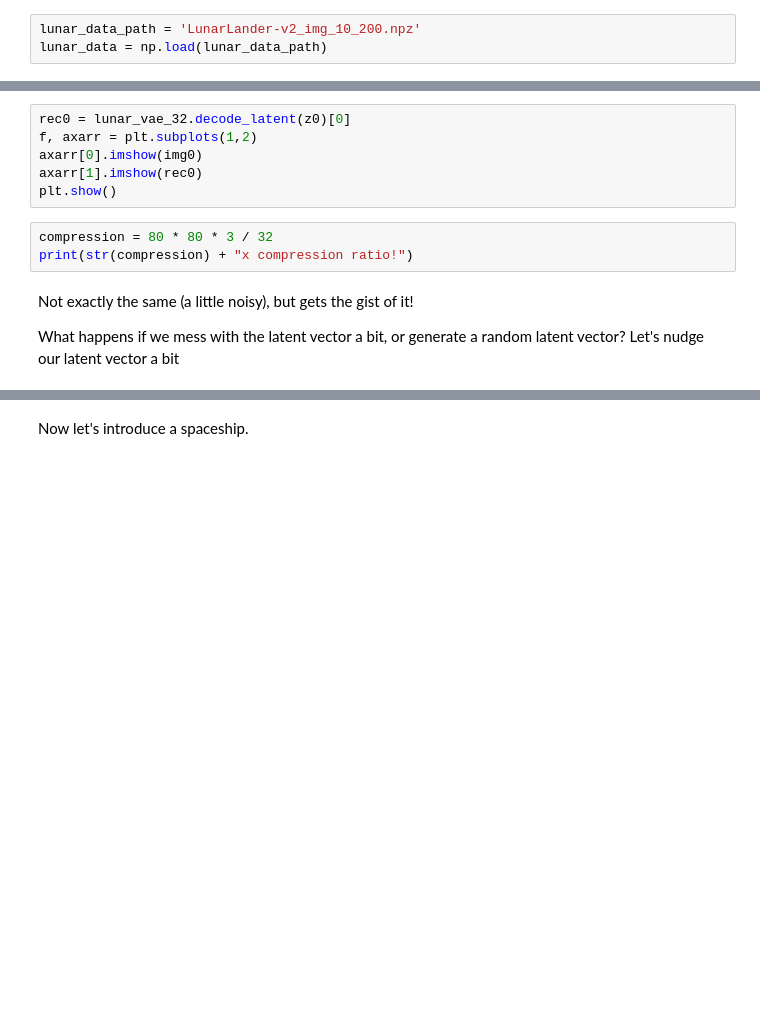
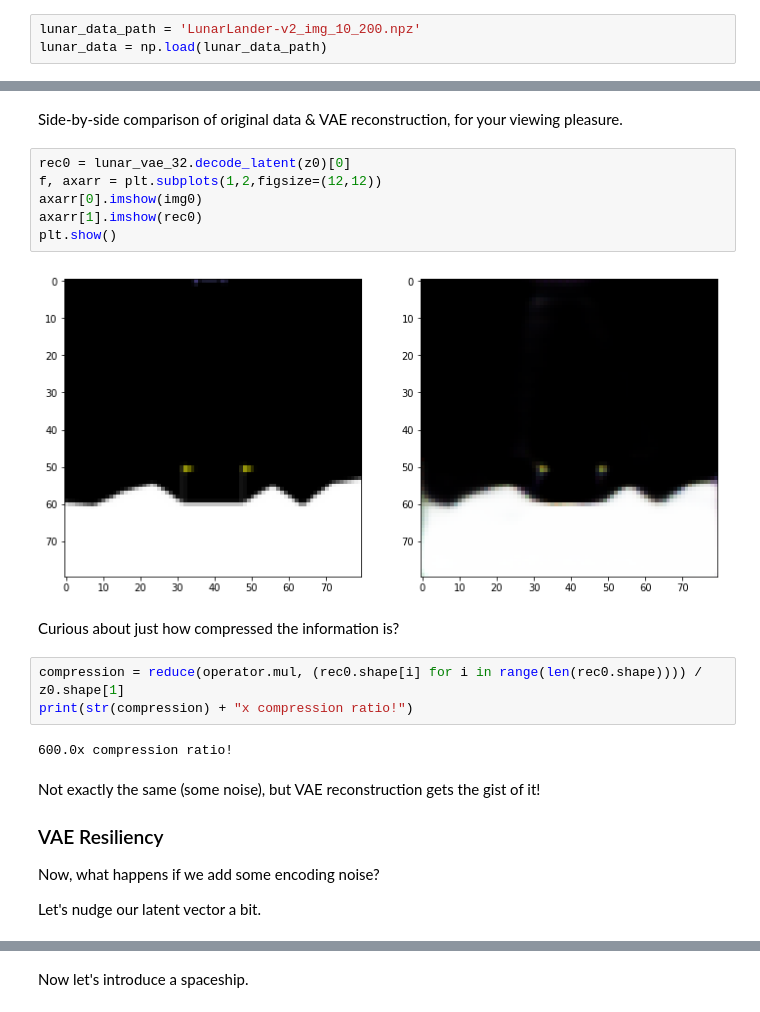
Before and after one commit to callaunchpad/DreamRL, a Jupyter notebook: vae-cnn/vae_demo.ipynb, the cells around one changed output, grey strips where cells are left out. Cells and saved outputs as stored; diff of their text form; blank space fills up the shorter version.

```diff
--- a/vae-cnn/vae_demo.ipynb
+++ b/vae-cnn/vae_demo.ipynb
@@ -24,17 +64,27 @@ z0
+# %% [markdown]
+Side-by-side comparison of original data & VAE reconstruction, for your viewing pleasure.
 # %%
 rec0 = lunar_vae_32.decode_latent(z0)[0]
-f, axarr = plt.subplots(1,2)
+f, axarr = plt.subplots(1,2,figsize=(12,12))
 axarr[0].imshow(img0)
 axarr[1].imshow(rec0)
 plt.show()
+# %% [output]
+[figure, added]
-# %%
-compression = 80 * 80 * 3 / 32
-print(str(compression) + "x compression ratio!")
+# %% [markdown]
+Curious about just how compressed the information is?
+# %%
+compression = reduce(operator.mul, (rec0.shape[i] for i in range(len(rec0.shape)))) / z0.shape[1]
+print(str(compression) + "x compression ratio!")
+# %% [output]
+600.0x compression ratio!
 # %% [markdown]
-Not exactly the same (a little noisy), but gets the gist of it!
+Not exactly the same (some noise), but VAE reconstruction gets the gist of it!
 
-What happens if we mess with the latent vector a bit, or generate a random latent vector?
-Let's nudge our latent vector a bit
+### VAE Resiliency
+Now, what happens if we add some encoding noise?
+
+Let's nudge our latent vector a bit.
 # %%
 z0 += 5 * 1.2
 rec0 = lunar_vae_32.decode_latent(z0)[0]
```
Also changed, not shown: parts of 38 cells of this notebook.
